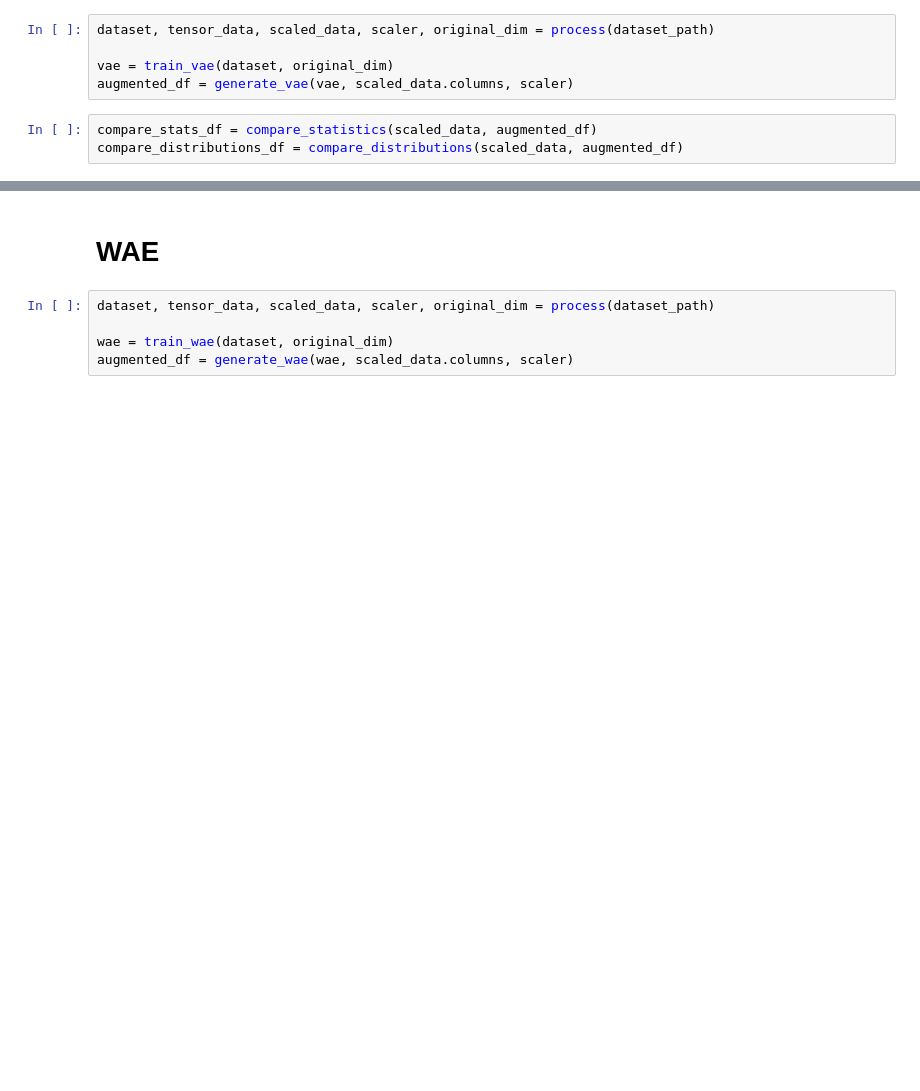
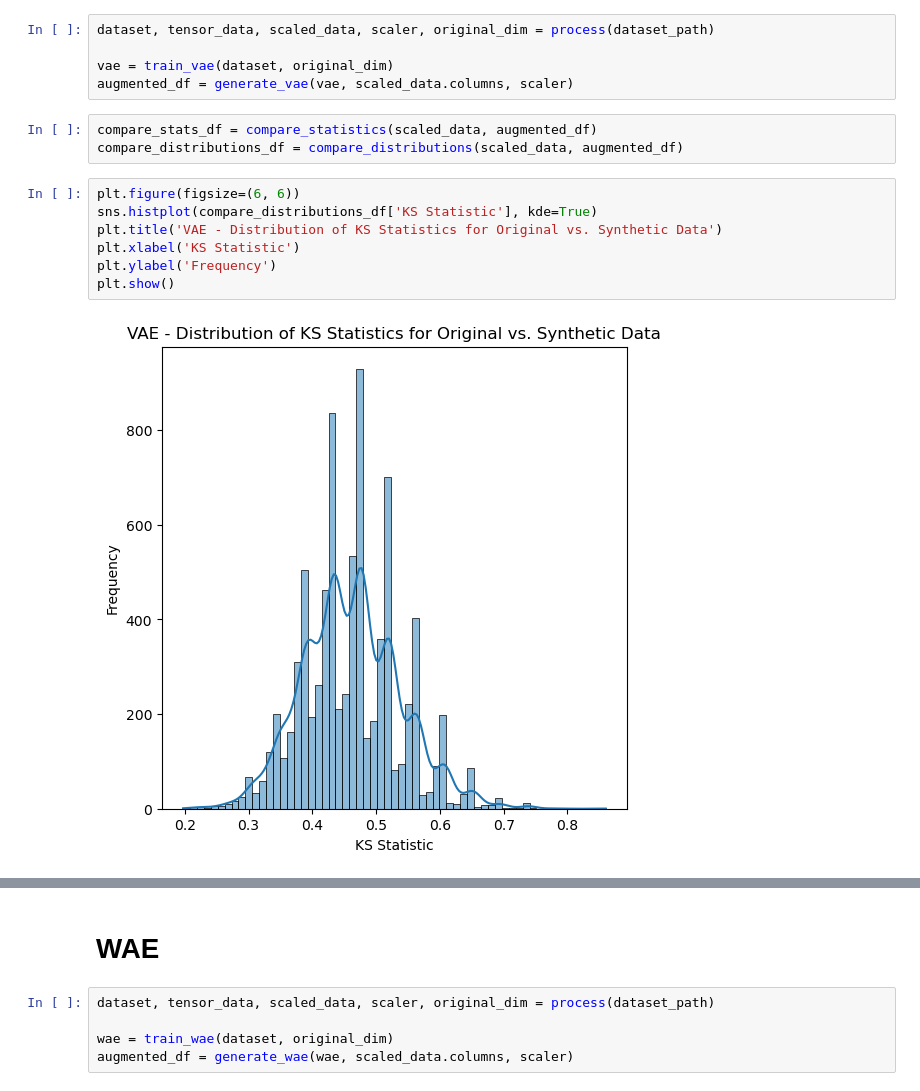
Before and after one commit to cmkiekha/gnn-covid-classification, a Jupyter notebook: Explore.ipynb, the cells around one changed output, grey strips where cells are left out. Saved outputs shown, nothing was run; the diff lists cells and outputs as text; blank space fills up the shorter version.

```diff
--- a/Explore.ipynb
+++ b/Explore.ipynb
@@ -20,3 +20,12 @@ augmented_df = generate_vae(vae, scaled_data.columns, scaler)
 # %%
 compare_stats_df = compare_statistics(scaled_data, augmented_df)
 compare_distributions_df = compare_distributions(scaled_data, augmented_df)
+# %%
+plt.figure(figsize=(6, 6))
+sns.histplot(compare_distributions_df['KS Statistic'], kde=True)
+plt.title('VAE - Distribution of KS Statistics for Original vs. Synthetic Data')
+plt.xlabel('KS Statistic')
+plt.ylabel('Frequency')
+plt.show()
+# %% [output]
+[figure, added]
```
Also changed, not shown: parts of 10 cells of this notebook, 6 other files.
